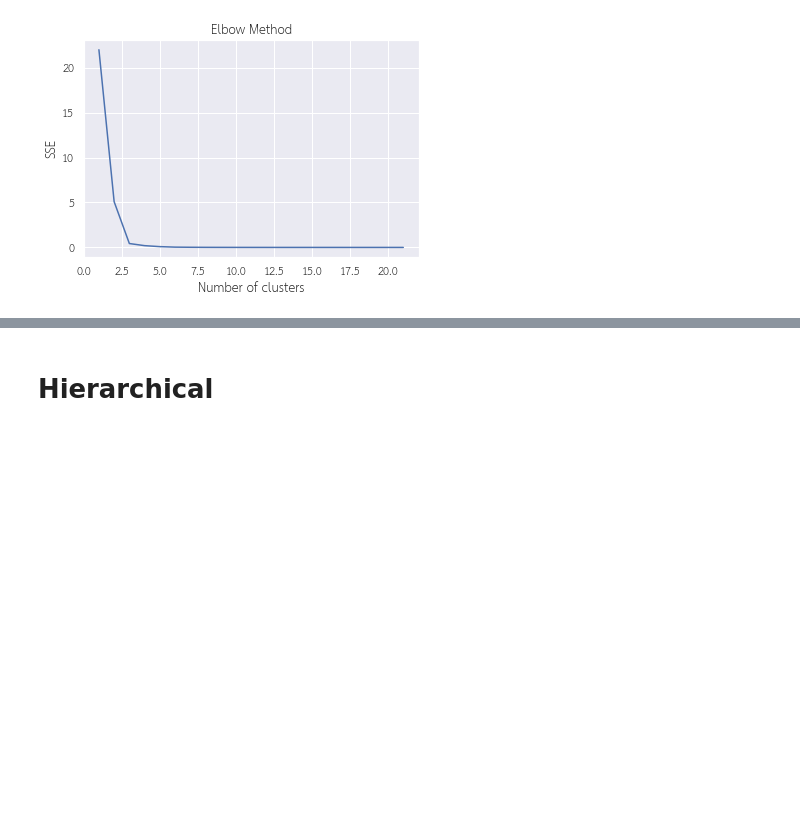
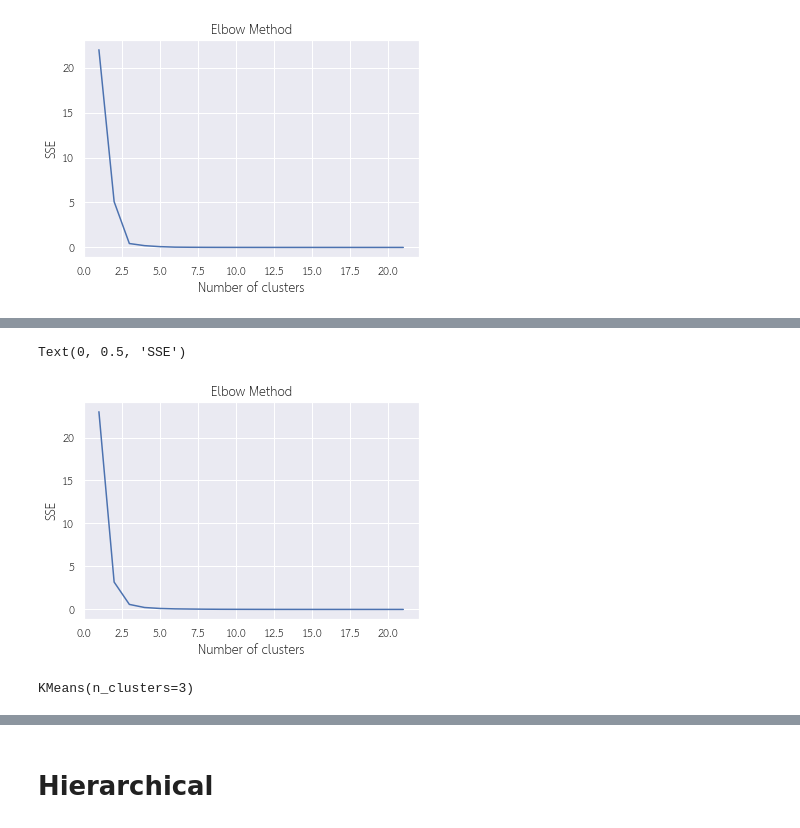
Before and after one commit to pant411/Assignment2_Stat_pp, a Jupyter notebook: part-cluster/cluster_analysis.ipynb, the cells around one changed output, grey strips where cells are left out. Cells and saved outputs as stored; diff of their text form; code cells hidden in the pictures; blank space fills up the shorter version.

```diff
--- a/part-cluster/cluster_analysis.ipynb
+++ b/part-cluster/cluster_analysis.ipynb
@@ -174,0 +248,5 @@ Name: cluster_id, dtype: int64
+# %%
+scaler = StandardScaler()
+array_normalized = scaler.fit_transform(k_mean_2564_2)
+k_mean_2564_2_normalized = pd.DataFrame(array_normalized)
+k_mean_2564_2_normalized.head()
@@ -174,0 +272,14 @@ Name: cluster_id, dtype: int64
+# %%
+max_k = 22
+sse = []
+for i in range(1, max_k):
+    kmeans = KMeans(n_clusters=i)
+    kmeans.fit(k_mean_2564_2_normalized)
+    sse.append(kmeans.inertia_)
+plt.plot(range(1, max_k), sse)
+plt.title('Elbow Method')
+plt.xlabel('Number of clusters')
+plt.ylabel('SSE')
+# %% [output]
+Text(0, 0.5, 'SSE')
+[figure, added]
@@ -174,0 +288,5 @@ Name: cluster_id, dtype: int64
+# %%
+kmeans_2 = KMeans(n_clusters=k_2)
+kmeans_2.fit(k_mean_2564_2_normalized)
+# %% [output]
+KMeans(n_clusters=3)
```
Also changed, not shown: parts of 62 cells of this notebook.
